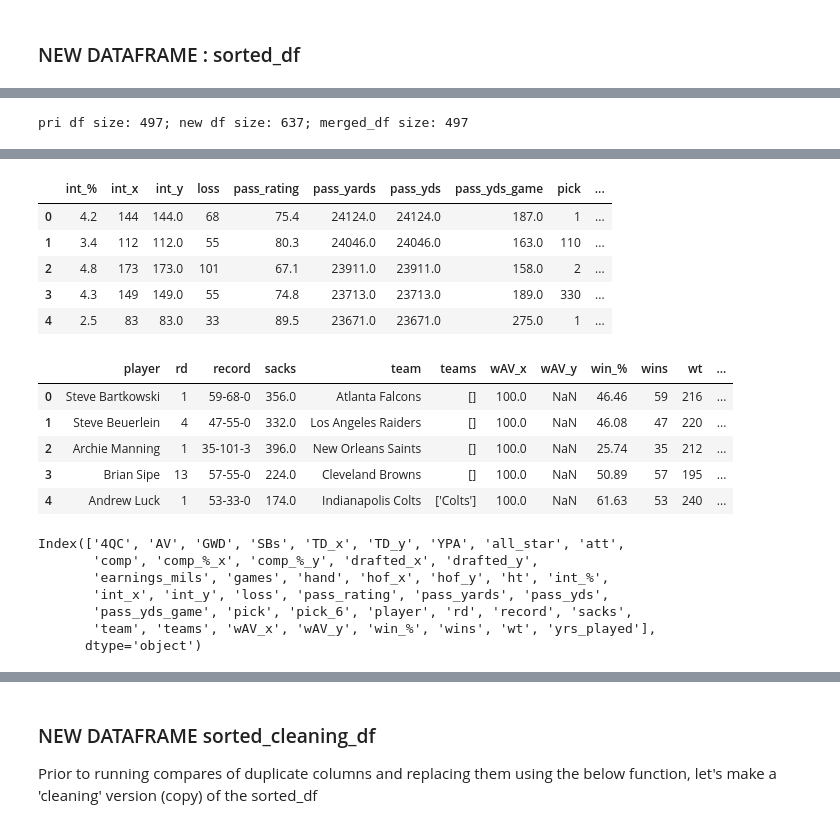
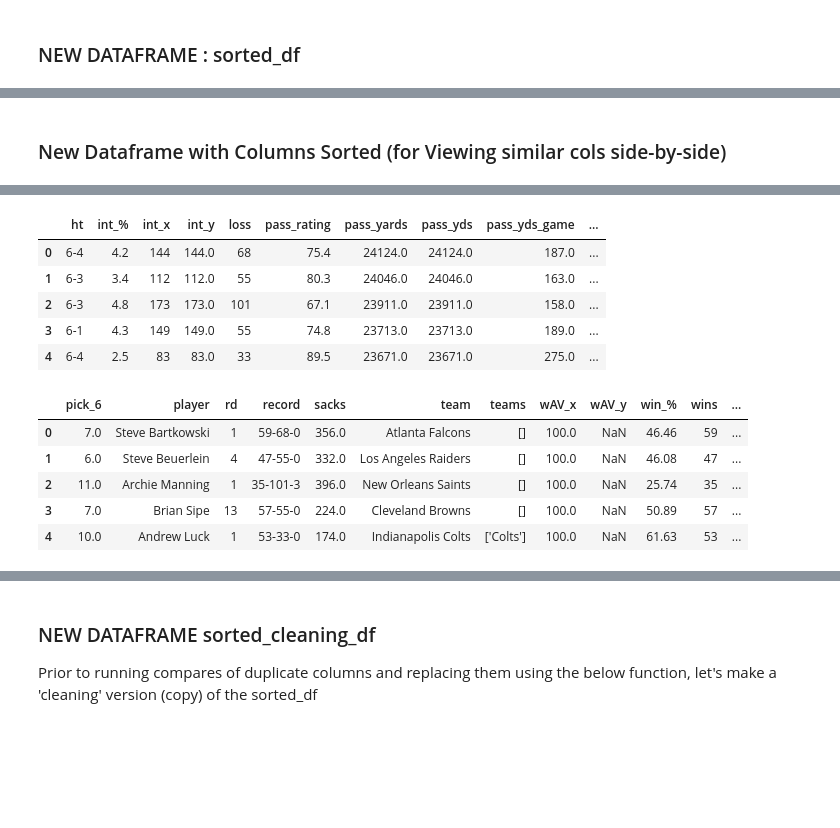
Before and after one commit to willablackmon/nfl_quarterback_draft, a Jupyter notebook: Data_Cleaning/nfl_merged.ipynb, the cells around one changed output, grey strips where cells are left out. Saved outputs shown, nothing was run; the diff lists cells and outputs as text; code cells hidden in the pictures; blank space fills up the shorter version.

```diff
--- a/Data_Cleaning/nfl_merged.ipynb
+++ b/Data_Cleaning/nfl_merged.ipynb
@@ -1,6 +1,10 @@
 # %%
-file_07 = r'..\Data_Artifacts\pro_ref_individ.csv'
-# '(497) rows, (23) cols'
+file_01 = r'..\Data_Artifacts\pro_ref_individ.csv'
 # ("['player', 'hof', 'all_star', 'SBs', 'wAV', 'AV', 'record', 'games', "
 #  "'win_%', 'pass_yards', 'TD', 'comp_%', 'YPA', 'int', 'drafted', 'team', "
 #  "'rd', 'pick', 'ht', 'wt', 'hand', 'wins', 'loss']")
+
+file_02 = r'..\Data_Artifacts\pro_ref_individ_missing.csv'
+# ("['player', 'hof', 'all_star', 'SBs', 'wAV', 'AV', 'record', 'games', "
+#  "'win_%', 'pass_yards', 'TD', 'comp_%', 'YPA', 'int', 'drafted', 'team', "
+#  "'rd', 'pick', 'ht', 'wt', 'hand', 'wins', 'loss']")
@@ -45,23 +114,21 @@ print(words_list)
 # replace 0 with NaN, set values to int64
 import numpy as np
 
-pri_df = df.copy()
-
-# convert cols to int
+# convert cols to int  ['int', 'drafted', 'rd', 'pick', 'wt', 'wins', 'loss']
 cols_to_int = ['hof' , 'SBs', 'games', 'TD', 'int', 'drafted', 'rd', 'pick', 'wt', 'wins', 'loss', ]
 
 
 # Replace blank values with NaN
 # REGEX: r: raw string, ^: beginning of string; \s: whitespace; *: zero or more occurances of preceding element; $: end of string
-pri_df[cols_to_int] = pri_df[cols_to_int].replace(r'^\s*$', np.nan, regex=True)
+combine_individ_df[cols_to_int] = combine_individ_df[cols_to_int].replace(r'^\s*$', np.nan, regex=True)
 
 # Convert columns to nullable integer type
 # To leave values as NaN & still convert columns to int64, use pd.Int64Dtype() (allows for nullable integer columns)
-pri_df[cols_to_int] = pri_df[cols_to_int].astype(pd.Int64Dtype())
+combine_individ_df[cols_to_int] = combine_individ_df[cols_to_int].astype(pd.Int64Dtype())
 
-display(pri_df.iloc[:, :10].head())
-display(pri_df.iloc[:, 10:].head())
-display(pri_df.columns)
+display(combine_individ_df.iloc[:, :10].head())
+display(combine_individ_df.iloc[:, 10:].head())
+display(combine_individ_df.columns)
 # %% [output]
 |  | player | hof | all_star | SBs | wAV | AV | record | games | win_% | pass_yards |
 | 0 | Steve Bartkowski | <NA> | ['2x Pro Bowl'] | 0 | 100.0 | 84 | 59-68-0 | 129 | 46.46 | 24124.0 |
@@ -113,2 +242,19 @@ Index(['player', 'drafted', 'yrs_played', 'teams', 'hof', 'wAV',
 # %% [markdown]
 ### NEW DATAFRAME : sorted_df
+# %%
+# Merge with indicator
+merged_df = combine_individ_df.merge(car_stats_df, on='player', how='outer', indicator=True)
+
+# merged_df = pd.merge(pri_df, df, on='player' )
+print(f'pro_individ_df size: {len(combine_individ_df)}; car_stats_df size: {len(car_stats_df)}; merged_df size: {len(merged_df)}')
+
+# Display rows from the combined_individ df:
+from_combine_individ_df = merged_df[merged_df['_merge'] == 'left_only']
+print("Rows from pro_individ_df only:")
+display(from_combine_individ_df)
+
+# Display rows that were from the car_stats_df:
+from_career_stats_df = merged_df[merged_df['_merge'] == 'right_only']
+print("Rows from car_stats_df only:")
+display(from_career_stats_df.head())
+display(from_career_stats_df['player'].T.reset_index(drop=True))
@@ -115,8 +291,6 @@ Index(['player', 'drafted', 'yrs_played', 'teams', 'hof', 'wAV',
+# %% [markdown]
+### New Dataframe with Columns Sorted (for Viewing similar cols side-by-side)
 # %%
-# do an outer merge on players, and look to compare columns to see how many diffs:
-merged_df = pd.merge(pri_df, df, on='player' )
-print(f'pri df size: {len(pri_df)}; new df size: {len(df)}; merged_df size: {len(merged_df)}')
-
 sorted_df = merged_df.sort_index(axis=1)
 
 display(sorted_df.iloc[:, :10].head())
@@ -125,4 +299,3 @@ display(sorted_df.iloc[:, 20:30].head())
 display(sorted_df.iloc[:, 30:].head())
 display(sorted_df.columns)
 # %% [output]
-pri df size: 497; new df size: 637; merged_df size: 497
@@ -141,19 +314,12 @@ pri df size: 497; new df size: 637; merged_df size: 497
-|  | int_% | int_x | int_y | loss | pass_rating | pass_yards | pass_yds | pass_yds_game | pick | ... |
-| 0 | 4.2 | 144 | 144.0 | 68 | 75.4 | 24124.0 | 24124.0 | 187.0 | 1 | ... |
-| 1 | 3.4 | 112 | 112.0 | 55 | 80.3 | 24046.0 | 24046.0 | 163.0 | 110 | ... |
-| 2 | 4.8 | 173 | 173.0 | 101 | 67.1 | 23911.0 | 23911.0 | 158.0 | 2 | ... |
-| 3 | 4.3 | 149 | 149.0 | 55 | 74.8 | 23713.0 | 23713.0 | 189.0 | 330 | ... |
-| 4 | 2.5 | 83 | 83.0 | 33 | 89.5 | 23671.0 | 23671.0 | 275.0 | 1 | ... |
+|  | ht | int_% | int_x | int_y | loss | pass_rating | pass_yards | pass_yds | pass_yds_game | ... |
+| 0 | 6-4 | 4.2 | 144 | 144.0 | 68 | 75.4 | 24124.0 | 24124.0 | 187.0 | ... |
+| 1 | 6-3 | 3.4 | 112 | 112.0 | 55 | 80.3 | 24046.0 | 24046.0 | 163.0 | ... |
+| 2 | 6-3 | 4.8 | 173 | 173.0 | 101 | 67.1 | 23911.0 | 23911.0 | 158.0 | ... |
+| 3 | 6-1 | 4.3 | 149 | 149.0 | 55 | 74.8 | 23713.0 | 23713.0 | 189.0 | ... |
+| 4 | 6-4 | 2.5 | 83 | 83.0 | 33 | 89.5 | 23671.0 | 23671.0 | 275.0 | ... |
-|  | player | rd | record | sacks | team | teams | wAV_x | wAV_y | win_% | wins | wt | ... |
-| 0 | Steve Bartkowski | 1 | 59-68-0 | 356.0 | Atlanta Falcons | [] | 100.0 | NaN | 46.46 | 59 | 216 | ... |
-| 1 | Steve Beuerlein | 4 | 47-55-0 | 332.0 | Los Angeles Raiders | [] | 100.0 | NaN | 46.08 | 47 | 220 | ... |
-| 2 | Archie Manning | 1 | 35-101-3 | 396.0 | New Orleans Saints | [] | 100.0 | NaN | 25.74 | 35 | 212 | ... |
-| 3 | Brian Sipe | 13 | 57-55-0 | 224.0 | Cleveland Browns | [] | 100.0 | NaN | 50.89 | 57 | 195 | ... |
-| 4 | Andrew Luck | 1 | 53-33-0 | 174.0 | Indianapolis Colts | ['Colts'] | 100.0 | NaN | 61.63 | 53 | 240 | ... |
+|  | pick_6 | player | rd | record | sacks | team | teams | wAV_x | wAV_y | win_% | wins | ... |
+| 0 | 7.0 | Steve Bartkowski | 1 | 59-68-0 | 356.0 | Atlanta Falcons | [] | 100.0 | NaN | 46.46 | 59 | ... |
+| 1 | 6.0 | Steve Beuerlein | 4 | 47-55-0 | 332.0 | Los Angeles Raiders | [] | 100.0 | NaN | 46.08 | 47 | ... |
+| 2 | 11.0 | Archie Manning | 1 | 35-101-3 | 396.0 | New Orleans Saints | [] | 100.0 | NaN | 25.74 | 35 | ... |
+| 3 | 7.0 | Brian Sipe | 13 | 57-55-0 | 224.0 | Cleveland Browns | [] | 100.0 | NaN | 50.89 | 57 | ... |
+| 4 | 10.0 | Andrew Luck | 1 | 53-33-0 | 174.0 | Indianapolis Colts | ['Colts'] | 100.0 | NaN | 61.63 | 53 | ... |
-Index(['4QC', 'AV', 'GWD', 'SBs', 'TD_x', 'TD_y', 'YPA', 'all_star', 'att',
-       'comp', 'comp_%_x', 'comp_%_y', 'drafted_x', 'drafted_y',
-       'earnings_mils', 'games', 'hand', 'hof_x', 'hof_y', 'ht', 'int_%',
-       'int_x', 'int_y', 'loss', 'pass_rating', 'pass_yards', 'pass_yds',
-       'pass_yds_game', 'pick', 'pick_6', 'player', 'rd', 'record', 'sacks',
-       'team', 'teams', 'wAV_x', 'wAV_y', 'win_%', 'wins', 'wt', 'yrs_played'],
-      dtype='object')
```
Also changed, not shown: parts of 15 cells of this notebook, 11 other files.
